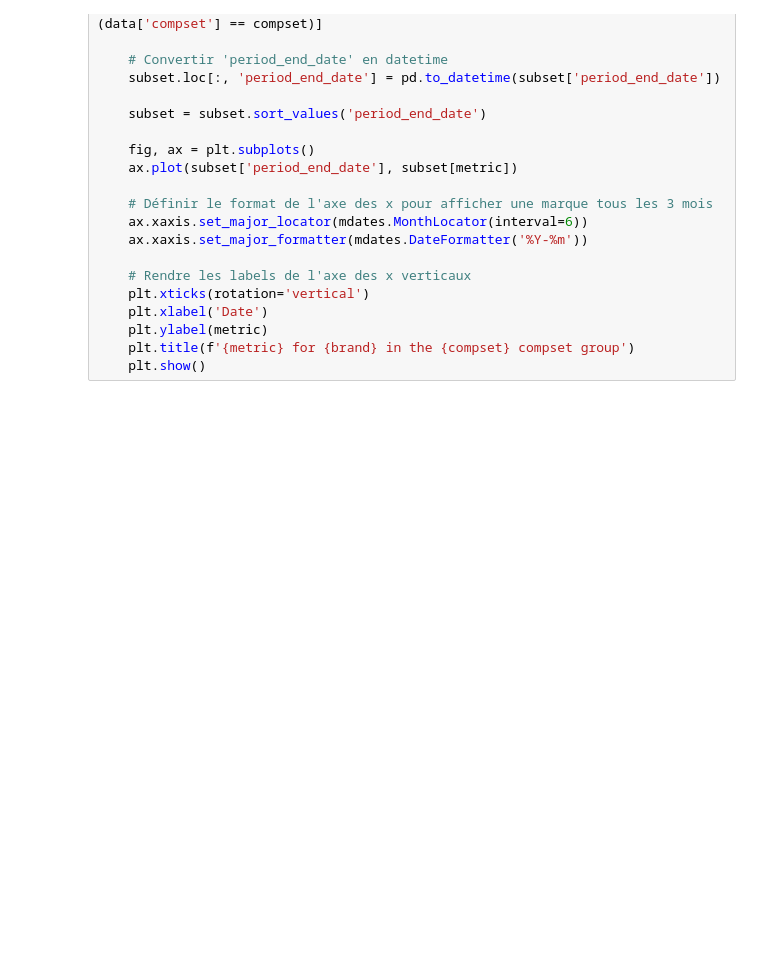
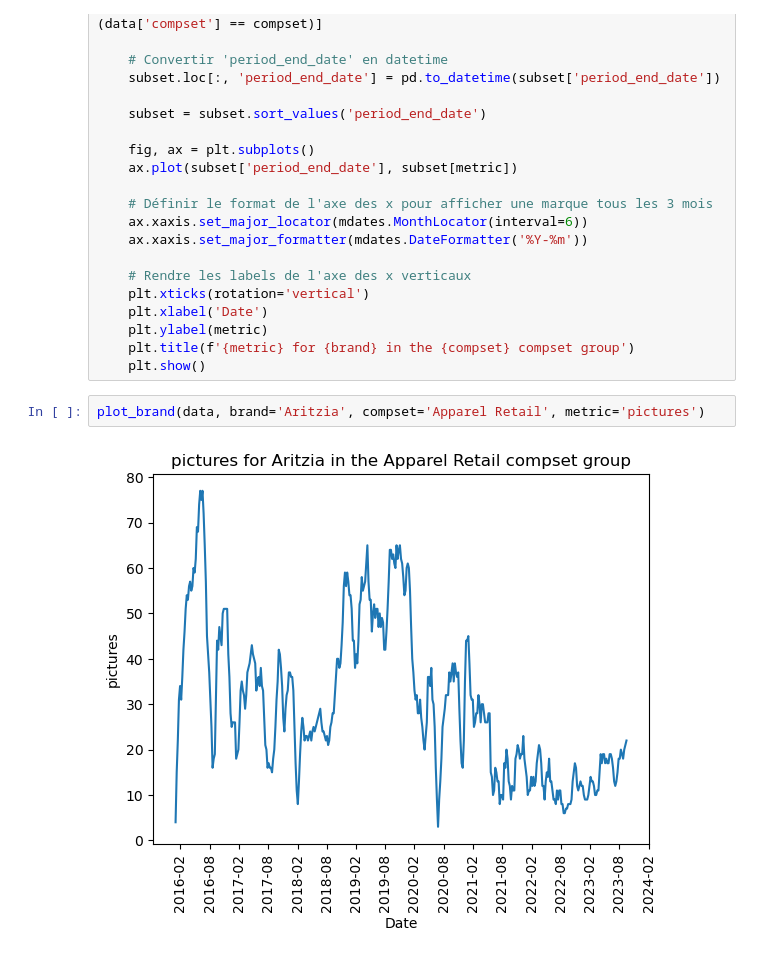
Before and after one commit to tanios13/UBS-ZebraByte, a Jupyter notebook: data-exploration/cyrus.ipynb, the cells around one changed output. Cells and saved outputs as stored; diff of their text form; blank space fills up the shorter version.

```diff
--- a/data-exploration/cyrus.ipynb
+++ b/data-exploration/cyrus.ipynb
@@ -187,3 +187,7 @@ def plot_brand(data, brand='Versace', compset='Soft Luxury', metric='likes'):
     plt.ylabel(metric)
     plt.title(f'{metric} for {brand} in the {compset} compset group')
     plt.show()
+# %%
+plot_brand(data, brand='Aritzia', compset='Apparel Retail', metric='pictures')
+# %% [output]
+[figure, added]
```
Also changed, not shown: parts of 11 cells of this notebook, 1 other file.
